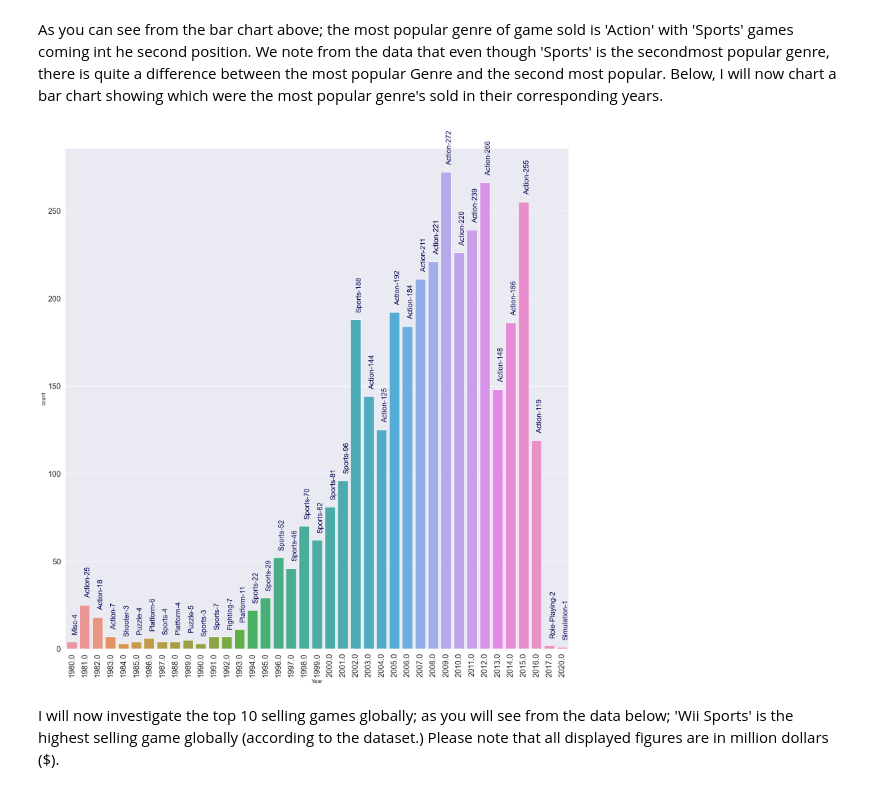
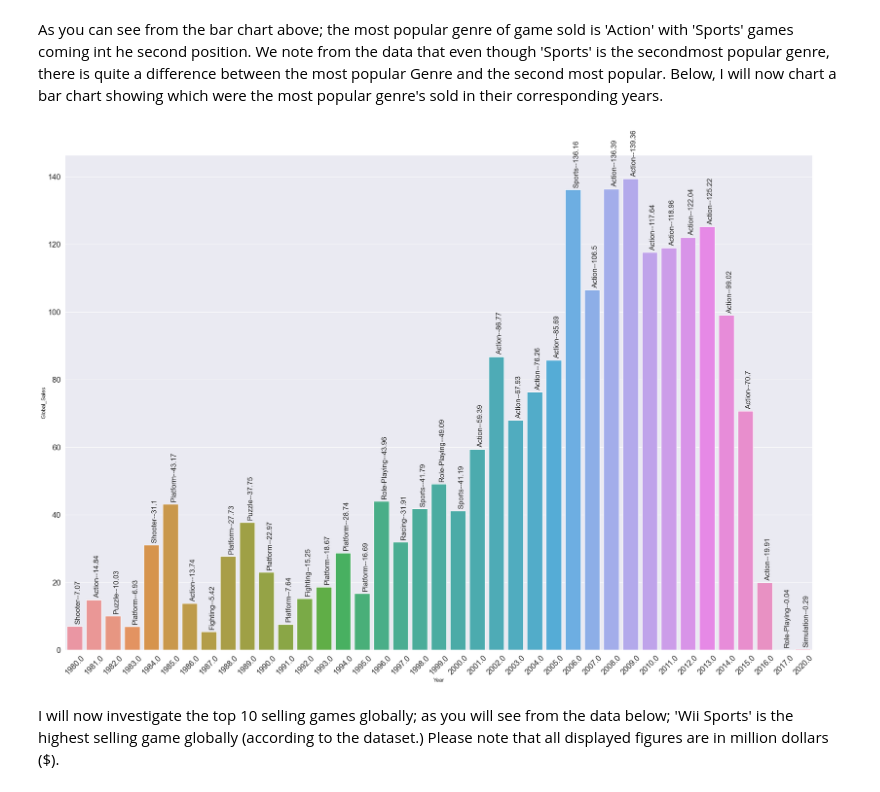
Before and after one commit to SeanE15/Programming-for-Data-Analysis, a Jupyter notebook: Assignment 1/PfDA Project 1.ipynb, the cells around one changed output. Drawn from its saved outputs; the diff is of its cells as text; code cells hidden in the pictures.

Commit message:
added barplot for popular genre/year analysis

```diff
--- a/Assignment 1/PfDA Project 1.ipynb
+++ b/Assignment 1/PfDA Project 1.ipynb
@@ -198,20 +198,31 @@ plt.show()
 # %% [markdown]
 As you can see from the bar chart above; the most popular genre of game sold is 'Action' with 'Sports' games coming int he second position. We note from the data that even though 'Sports' is the secondmost popular genre, there is quite a difference between the most popular Genre and the second most popular. Below, I will now chart a bar chart showing which were the most popular genre's sold in their corresponding years.
 # %%
-genre = year_max_genre['Genre'].values
+# start by grouping the Genre and Year columns for Global sales and getting the sum of the sales.
+year_sale_genre = games.groupby(by=['Year', 'Genre'])['Global_Sales'].sum().reset_index()
+# Transform is used in conjunction with the groupby function and we equal the two columns, year and global sales to the previous dataframe 'year_sales_genre'
+year_sale = year_sale_genre.groupby(by=['Year'])['Global_Sales'].transform(max) == year_sale_genre['Global_Sales']
+# I now equate the two dataframes together and reset the index (and 'drop' the old index columns.)
+year_sale_max = year_sale_genre[year_sale].reset_index(drop=True)
 
-plt.figure(figsize=(20, 20))
-g = sns.barplot(x='Year', y='count', data=year_max_genre)
+genre1 = year_sale_max['Genre']
+
+# I now create the bar plot
+plt.figure(figsize=(30, 20))
+g = sns.barplot(x='Year', y='Global_Sales', data=year_sale_max)
 index = 0
-for value in year_max_genre['count'].values:
-    g.text(index, value + 5, str(genre[index] + '-' +str(value)), color='#005', size=16, rotation= 90)
+# below we add code to ensure that the genre that was sold the most per year is displayed.
+for value in year_sale_max['Global_Sales']:
+# below I set out that the genre is displayed above the individual barplots and also that the values are correct to 2 decimal places, while also displaying the genre title for that year.
+    g.text(index, value + 1, str(genre1[index] + '--' +str(round(value, 2))), size=16, rotation= 90)
     index += 1
 
-plt.xticks(rotation=90, fontsize='x-large')
-plt.yticks( fontsize='x-large')
+# ensure that x and y axis fonts are legible
+plt.xticks(rotation=45, fontsize='x-large')
+plt.yticks(fontsize='x-large')
 plt.show()
 # %% [output]
-[figure, old version]
+[figure, new version]
 # %% [markdown]
 I will now investigate the top 10 selling games globally; as you will see from the data below; 'Wii Sports' is the highest selling game globally (according to the dataset.) Please note that all displayed figures are in million dollars ($).
 # %%
```
Also changed, not shown: parts of 1 cell of this notebook.
